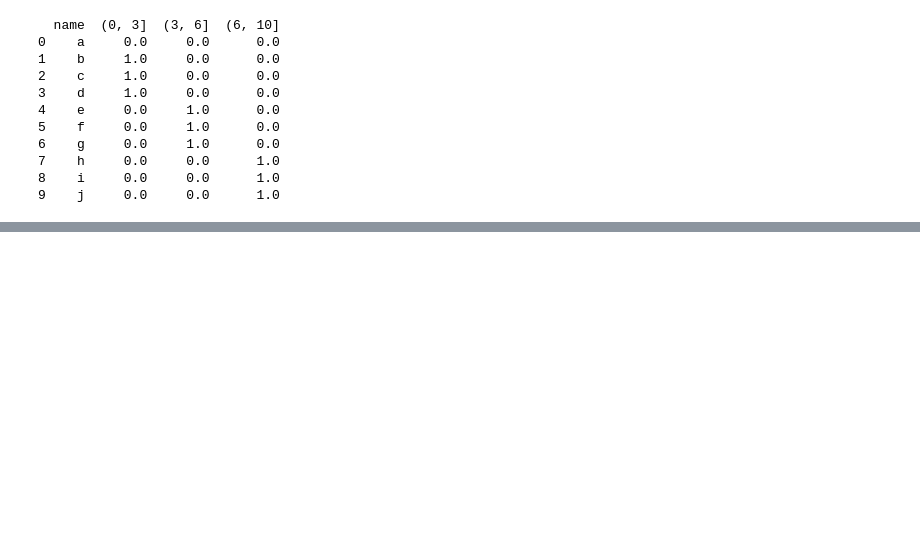
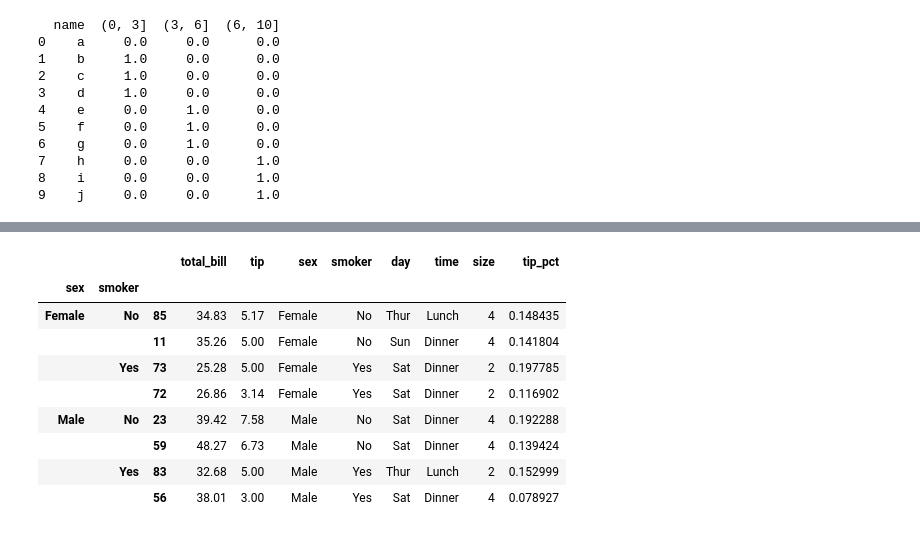
Before and after one commit to jeffmxh/jupyter_notebook, a Jupyter notebook: pandas_learn.ipynb, the cells around one changed output, grey strips where cells are left out. Saved outputs shown, nothing was run; the diff lists cells and outputs as text; code cells hidden in the pictures; blank space fills up the shorter version.

```diff
--- a/pandas_learn.ipynb
+++ b/pandas_learn.ipynb
@@ -293,3 +291,22 @@ tenor         1         3         5         1         3
 | 1 | 2 | 3 |
 | 2 | 2 | 3 |
 | 3 | 2 | 3 |
+# %%
+# agg应用自定义函数
+
+# 自定义极差函数
+def peak_to_peak(arr):
+    result = arr.max() - arr.min()
+    return result
+
+tips = pd.read_csv('tips.csv')
+
+# 添加“小费占总额百分比”的列
+tips['tip_pct'] = tips['tip']/tips['total_bill']
+tips[:6]
+
+# 应用自定义函数
+tips.groupby(['sex','smoker'])[['tip_pct']].agg(peak_to_peak)
+
+# 对多列应用多种函数
+tips.groupby(['sex','smoker'])[['tip','tip_pct']].agg(['mean','max',peak_to_peak])
@@ -295,0 +321,11 @@ tenor         1         3         5         1         3
+# %%
+# 分组级运算和转换
+
+df = DataFrame({'key1':['a','a','b','b','a'],
+                'key2':['one','two','one','two','one'],
+                'data1':np.random.randn(5),
+                'data2':np.random.randn(5)})
+
+k1_means = df.groupby('key1').mean().add_prefix('mean_')
+pd.merge(df, k1_means, left_on='key1', right_index = True)
+df.groupby('key1').transform(np.mean) # 同 group_by %>% mutate %>% ungroup
@@ -295,0 +339,22 @@ tenor         1         3         5         1         3
+# %%
+def top(df,n=5,column='tip_pct'):
+    return df.sort_values(by=column)[-n:]
+
+top(tips,n=6)
+
+# 分组应用函数
+tips.groupby('smoker').apply(top)
+
+# 分组应用函数并传参
+tips.groupby(['sex','smoker']).apply(top, n = 2, column = 'total_bill')
+# %% [output]
+|  |  |  | total_bill | tip | sex | smoker | day | time | size | tip_pct |
+| sex | smoker |  |  |  |  |  |  |  |  |  |
+| Female | No | 85 | 34.83 | 5.17 | Female | No | Thur | Lunch | 4 | 0.148435 |
+|  |  | 11 | 35.26 | 5.00 | Female | No | Sun | Dinner | 4 | 0.141804 |
+|  | Yes | 73 | 25.28 | 5.00 | Female | Yes | Sat | Dinner | 2 | 0.197785 |
+|  |  | 72 | 26.86 | 3.14 | Female | Yes | Sat | Dinner | 2 | 0.116902 |
+| Male | No | 23 | 39.42 | 7.58 | Male | No | Sat | Dinner | 4 | 0.192288 |
+|  |  | 59 | 48.27 | 6.73 | Male | No | Sat | Dinner | 4 | 0.139424 |
+|  | Yes | 83 | 32.68 | 5.00 | Male | Yes | Thur | Lunch | 2 | 0.152999 |
+|  |  | 56 | 38.01 | 3.00 | Male | Yes | Sat | Dinner | 4 | 0.078927 |
```
Also changed, not shown: parts of 14 cells of this notebook, 2 other files.
